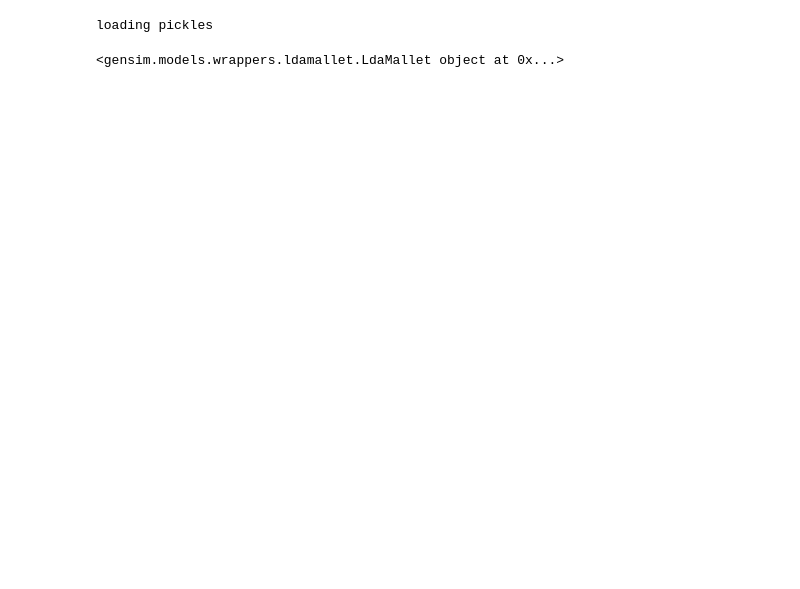
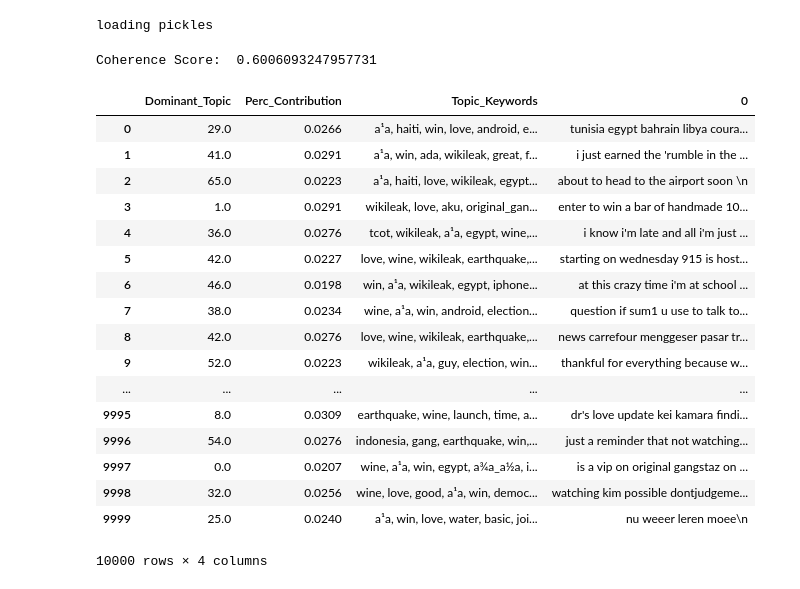
Before and after one commit to vcheruiyot/cs224u-project, a Jupyter notebook: source_files/baseline/lda/lda_analysis.ipynb, the cells around one changed output. Saved outputs shown, nothing was run; the diff lists cells and outputs as text; code cells hidden in the pictures; blank space fills up the shorter version.

```diff
--- a/source_files/baseline/lda/lda_analysis.ipynb
+++ b/source_files/baseline/lda/lda_analysis.ipynb
@@ -25,3 +26,30 @@ lda = lda_model()
 lda.load_data('raw_docs', 'dev')
 # %% [output]
 loading pickles
+# %%
+model = lda.lda_mallet_model()
+# %% [output]
+Coherence Score:  0.6006093247957731
+# %%
+dominant_topic = lda.domininant_topic(model)
+# %%
+dominant_topic
+# %% [output]
+|  | Dominant_Topic | Perc_Contribution | Topic_Keywords | 0 |
+| 0 | 29.0 | 0.0266 | a¹a, haiti, win, love, android, e... | tunisia egypt bahrain libya coura... |
+| 1 | 41.0 | 0.0291 | a¹a, win, ada, wikileak, great, f... | i just earned the 'rumble in the ... |
+| 2 | 65.0 | 0.0223 | a¹a, haiti, love, wikileak, egypt... | about to head to the airport soon \n |
+| 3 | 1.0 | 0.0291 | wikileak, love, aku, original_gan... | enter to win a bar of handmade 10... |
+| 4 | 36.0 | 0.0276 | tcot, wikileak, a¹a, egypt, wine,... | i know i'm late and all i'm just ... |
+| 5 | 42.0 | 0.0227 | love, wine, wikileak, earthquake,... | starting on wednesday 915 is host... |
+| 6 | 46.0 | 0.0198 | win, a¹a, wikileak, egypt, iphone... | at this crazy time i'm at school ... |
+| 7 | 38.0 | 0.0234 | wine, a¹a, win, android, election... | question if sum1 u use to talk to... |
+| 8 | 42.0 | 0.0276 | love, wine, wikileak, earthquake,... | news carrefour menggeser pasar tr... |
+| 9 | 52.0 | 0.0223 | wikileak, a¹a, guy, election, win... | thankful for everything because w... |
+| ... | ... | ... | ... | ... |
+| 9995 | 8.0 | 0.0309 | earthquake, wine, launch, time, a... | dr's love update kei kamara findi... |
+| 9996 | 54.0 | 0.0276 | indonesia, gang, earthquake, win,... | just a reminder that not watching... |
+| 9997 | 0.0 | 0.0207 | wine, a¹a, win, egypt, a¾a_a½a, i... | is a vip on original gangstaz on ... |
+| 9998 | 32.0 | 0.0256 | wine, love, good, a¹a, win, democ... | watching kim possible dontjudgeme... |
+| 9999 | 25.0 | 0.0240 | a¹a, win, love, water, basic, joi... | nu weeer leren moee\n |
+10000 rows × 4 columns
@@ -28,6 +63,5 @@ loading pickles
 # %%
-path = os.path.join("../../feature_groups/lda_pickles", 'best_model')
-with open(path, "rb") as f:
-    best_model = _pickle.load(f)
+name = 'model_test'
+path = os.path.join('../../feature_groups/lda_pickles', name)
+with open(path, "wb") as f:
+	model.save(f)
-# %% [output]
-<gensim.models.wrappers.ldamallet.LdaMallet object at 0x...>
```
Also changed, not shown: parts of 4 cells of this notebook, 5 other files.
